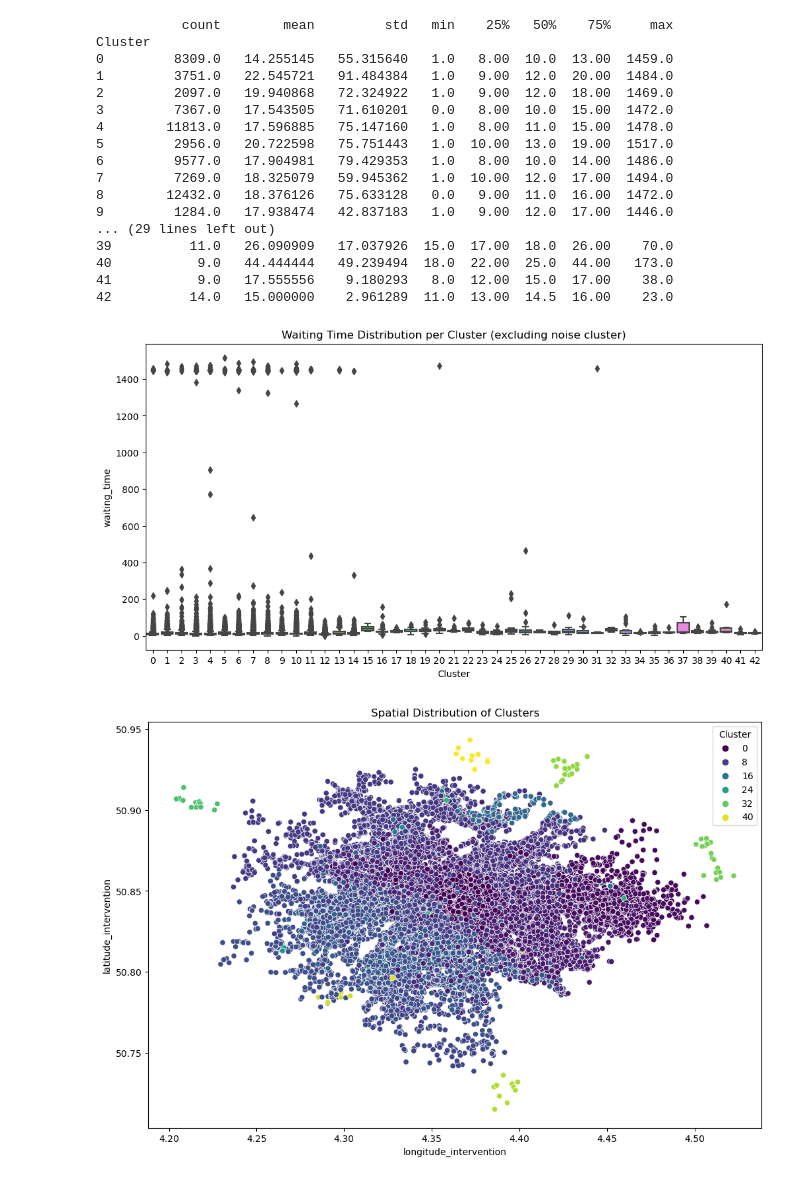
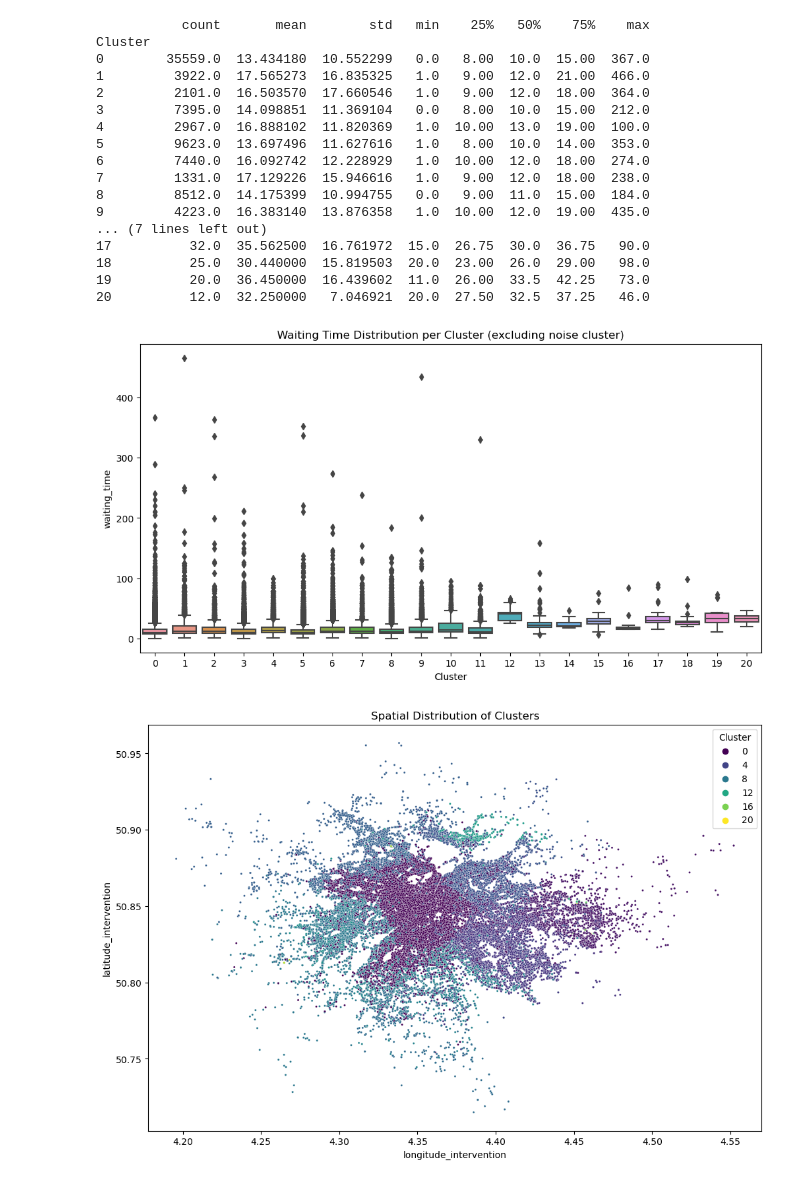
Before and after one commit to blahblahradio/Datathon-2024-From-Bystander-To-Hero, a Jupyter notebook: optimization_notebooks/dbscan_optimization.ipynb, the cells around one changed output. Drawn from its saved outputs; the diff is of its cells as text; code cells hidden in the pictures.

Commit message:
Finally got DBSCAN plots

```diff
--- a/optimization_notebooks/dbscan_optimization.ipynb
+++ b/optimization_notebooks/dbscan_optimization.ipynb
@@ -24,7 +24,7 @@ relevant_data = data[['latitude_permanence', 'longitude_permanence',
                       'vector_type', 'waiting_time']].dropna()
 
 relevant_data = relevant_data[relevant_data['longitude_intervention'] > 4]
-
+relevant_data = relevant_data[relevant_data['latitude_intervention'] > 50]
 
 aed_bxl = pd.read_csv('C:/Users/Axl Wynants/Desktop/Datathon_2024-main/Data/aed_bxlcoord.csv')
 # %%
@@ -33,6 +33,7 @@ locations = pd.concat([relevant_data[['latitude_permanence', 'longitude_permanen
                        relevant_data[['latitude_intervention', 'longitude_intervention']]], axis=1)
 
 locations = locations[locations['longitude_intervention'] > 4]
+locations = locations[locations['latitude_intervention'] > 50]
 
 # Convert DataFrame to numpy array
 X = locations.values
@@ -42,7 +43,7 @@ min_pts = 5  # Minimum number of points in a cluster
 epsilon = np.sqrt(2) * np.std(X)  # Heuristic for epsilon
 
 # Apply DBSCAN clustering algorithm
-dbscan = DBSCAN(eps=0.01, min_samples=10, metric='euclidean').fit(X)
+dbscan = DBSCAN(eps=0.02, min_samples=10, metric='euclidean').fit(X)
 
 # Get the cluster labels
 labels = dbscan.labels_
@@ -82,9 +83,9 @@ for locations, _ in aed_locations:
                       icon=folium.CustomIcon('C:/Users/Axl Wynants/Desktop/Datathon_2024-main/AED.png', icon_size=(32, 32))).add_to(m)
         unique_locations.add((lat, lon))
         locations_added += 1
-        if locations_added == 5:  # Stop after adding 5 unique locations
+        if locations_added == 21:  # Stop after adding 5 unique locations
             break
-    if locations_added == 5:  # Stop outer loop after adding 5 unique locations
+    if locations_added == 21:  # Stop outer loop after adding 5 unique locations
         break
 
 
@@ -96,7 +97,7 @@ relevant_data['Cluster'] = labels
 # Filter out the noise cluster (-1)
 relevant_data_filtered = relevant_data[relevant_data['Cluster'] != -1]
 
-relevant_data_filtered = relevant_data_filtered[relevant_data_filtered['waiting_time'] < 100000]
+relevant_data_filtered = relevant_data_filtered[relevant_data_filtered['waiting_time'] < 600]
 
 # Analyze waiting time per cluster (excluding noise cluster)
 cluster_statistics_filtered = relevant_data_filtered.groupby('Cluster')['waiting_time'].describe()
@@ -110,31 +111,31 @@ sns.boxplot(x='Cluster', y='waiting_time', data=relevant_data_filtered)
 plt.title('Waiting Time Distribution per Cluster (excluding noise cluster)')
 plt.show()
 # %% [output]
-           count        mean         std   min    25%   50%    75%     max
+           count       mean        std   min    25%   50%    75%    max
 Cluster
-0         8309.0   14.255145   55.315640   1.0   8.00  10.0  13.00  1459.0
-1         3751.0   22.545721   91.484384   1.0   9.00  12.0  20.00  1484.0
-2         2097.0   19.940868   72.324922   1.0   9.00  12.0  18.00  1469.0
-3         7367.0   17.543505   71.610201   0.0   8.00  10.0  15.00  1472.0
-4        11813.0   17.596885   75.147160   1.0   8.00  11.0  15.00  1478.0
-5         2956.0   20.722598   75.751443   1.0  10.00  13.0  19.00  1517.0
-6         9577.0   17.904981   79.429353   1.0   8.00  10.0  14.00  1486.0
-7         7269.0   18.325079   59.945362   1.0  10.00  12.0  17.00  1494.0
-8        12432.0   18.376126   75.633128   0.0   9.00  11.0  16.00  1472.0
-9         1284.0   17.938474   42.837183   1.0   9.00  12.0  17.00  1446.0
-... (29 lines left out)
-39          11.0   26.090909   17.037926  15.0  17.00  18.0  26.00    70.0
-40           9.0   44.444444   49.239494  18.0  22.00  25.0  44.00   173.0
-41           9.0   17.555556    9.180293   8.0  12.00  15.0  17.00    38.0
-42          14.0   15.000000    2.961289  11.0  13.00  14.5  16.00    23.0
+0        35559.0  13.434180  10.552299   0.0   8.00  10.0  15.00  367.0
+1         3922.0  17.565273  16.835325   1.0   9.00  12.0  21.00  466.0
+2         2101.0  16.503570  17.660546   1.0   9.00  12.0  18.00  364.0
+3         7395.0  14.098851  11.369104   0.0   8.00  10.0  15.00  212.0
+4         2967.0  16.888102  11.820369   1.0  10.00  13.0  19.00  100.0
+5         9623.0  13.697496  11.627616   1.0   8.00  10.0  14.00  353.0
+6         7440.0  16.092742  12.228929   1.0  10.00  12.0  18.00  274.0
+7         1331.0  17.129226  15.946616   1.0   9.00  12.0  18.00  238.0
+8         8512.0  14.175399  10.994755   0.0   9.00  11.0  15.00  184.0
+9         4223.0  16.383140  13.876358   1.0  10.00  12.0  19.00  435.0
+... (7 lines left out)
+17          32.0  35.562500  16.761972  15.0  26.75  30.0  36.75   90.0
+18          25.0  30.440000  15.819503  20.0  23.00  26.0  29.00   98.0
+19          20.0  36.450000  16.439602  11.0  26.00  33.5  42.25   73.0
+20          12.0  32.250000   7.046921  20.0  27.50  32.5  37.25   46.0
-[figure, old version]
+[figure, new version]
 # %%
 plt.figure(figsize=(12, 8))
-sns.scatterplot(x='longitude_intervention', y='latitude_intervention', hue='Cluster', palette='viridis', data=relevant_data_filtered)
+sns.scatterplot(x='longitude_intervention', y='latitude_intervention', hue='Cluster', palette='viridis', s=5, data=relevant_data_filtered)
 plt.title('Spatial Distribution of Clusters')
 plt.show()
 # %% [output]
-[figure, old version]
+[figure, new version]
 # %%
 plt.figure(figsize=(12, 8))
 sns.scatterplot(x='longitude_intervention', y='latitude_intervention', hue='waiting_time', palette='viridis', size='waiting_time', sizes=(5, 200), data=relevant_data_filtered)
```
Also changed, not shown: parts of 1 cell of this notebook.
